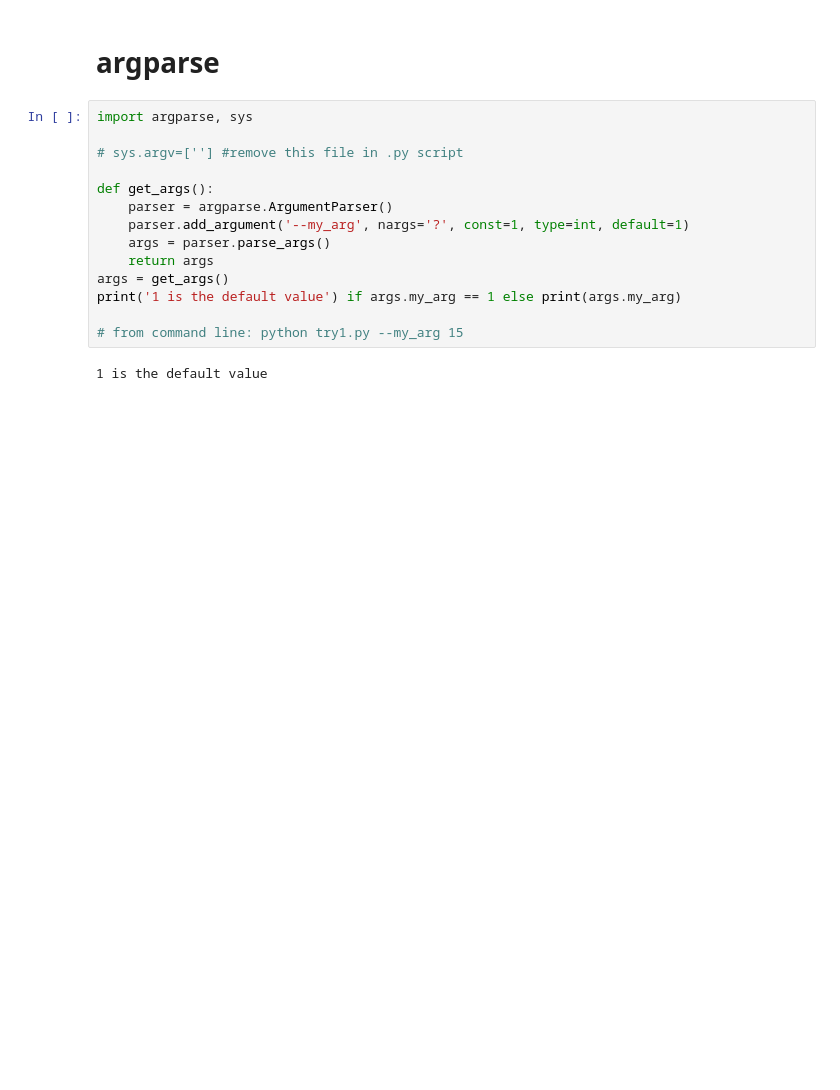
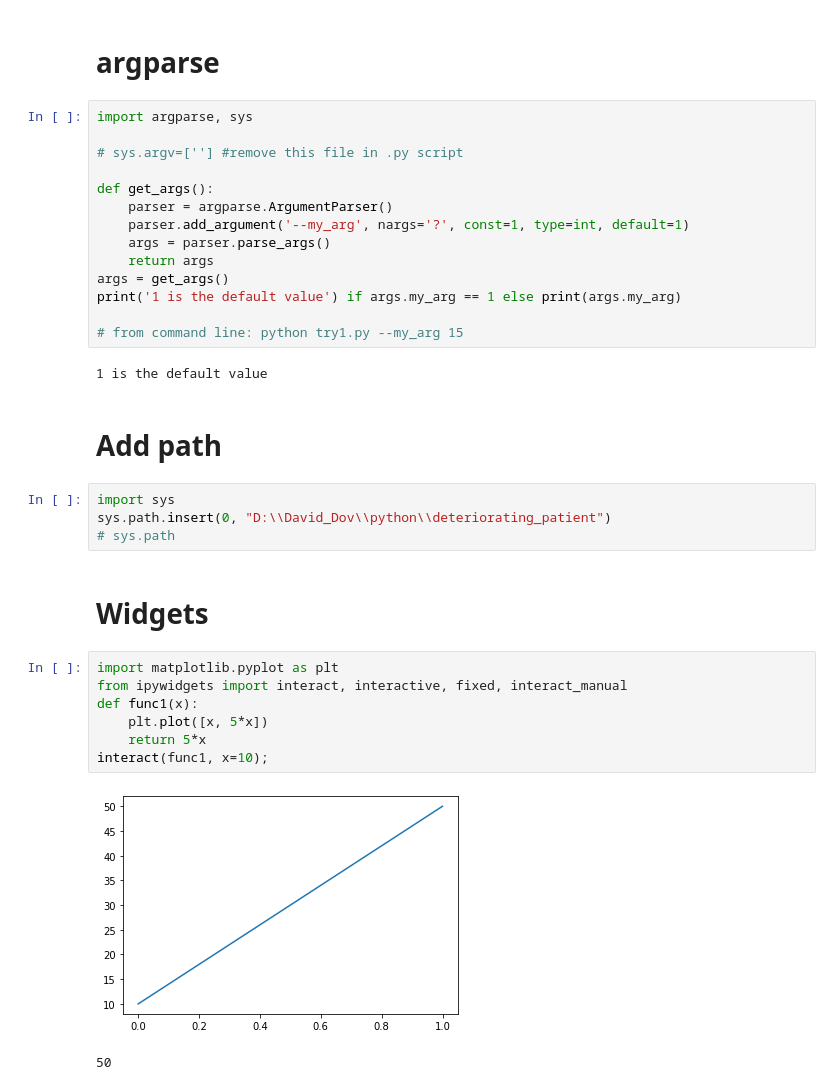
Before and after one commit to davidov312/cheat_sheets, a Jupyter notebook: general_cheat_sheet.ipynb, the cells around one changed output. Cells and saved outputs as stored; diff of their text form; blank space fills up the shorter version.

```diff
--- a/general_cheat_sheet.ipynb
+++ b/general_cheat_sheet.ipynb
@@ -149,3 +189,21 @@ print('1 is the default value') if args.my_arg == 1 else print(args.my_arg)
 # from command line: python try1.py --my_arg 15
 # %% [output]
 1 is the default value
+# %% [markdown]
+# Add path
+# %%
+import sys
+sys.path.insert(0, "D:\\David_Dov\\python\\deteriorating_patient")
+# sys.path
+# %% [markdown]
+# Widgets
+# %%
+import matplotlib.pyplot as plt
+from ipywidgets import interact, interactive, fixed, interact_manual
+def func1(x):
+    plt.plot([x, 5*x])
+    return 5*x
+interact(func1, x=10);
+# %% [output]
+[figure, added]
+50
```
Also changed, not shown: parts of 29 cells of this notebook, 6 other files.
